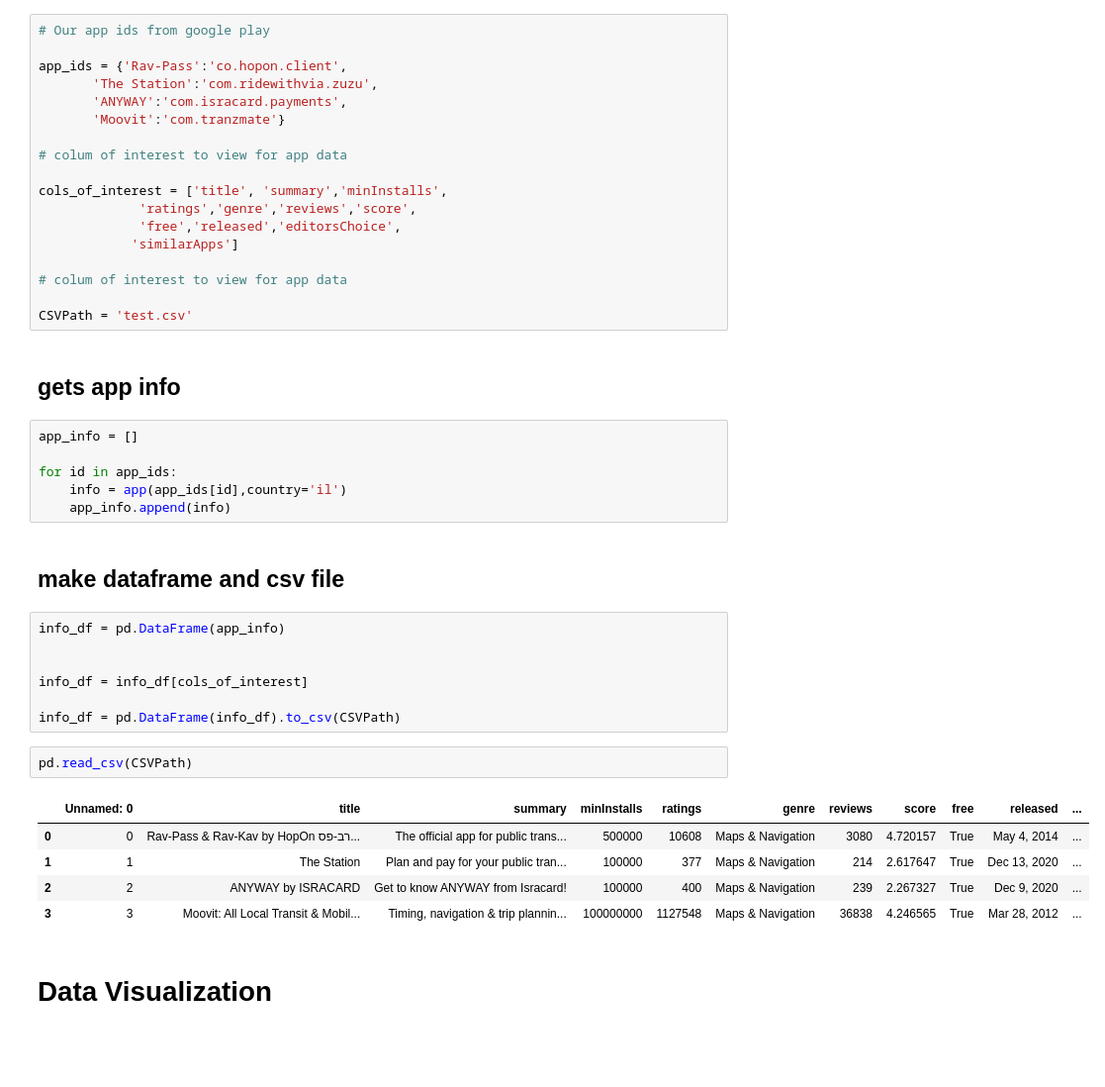
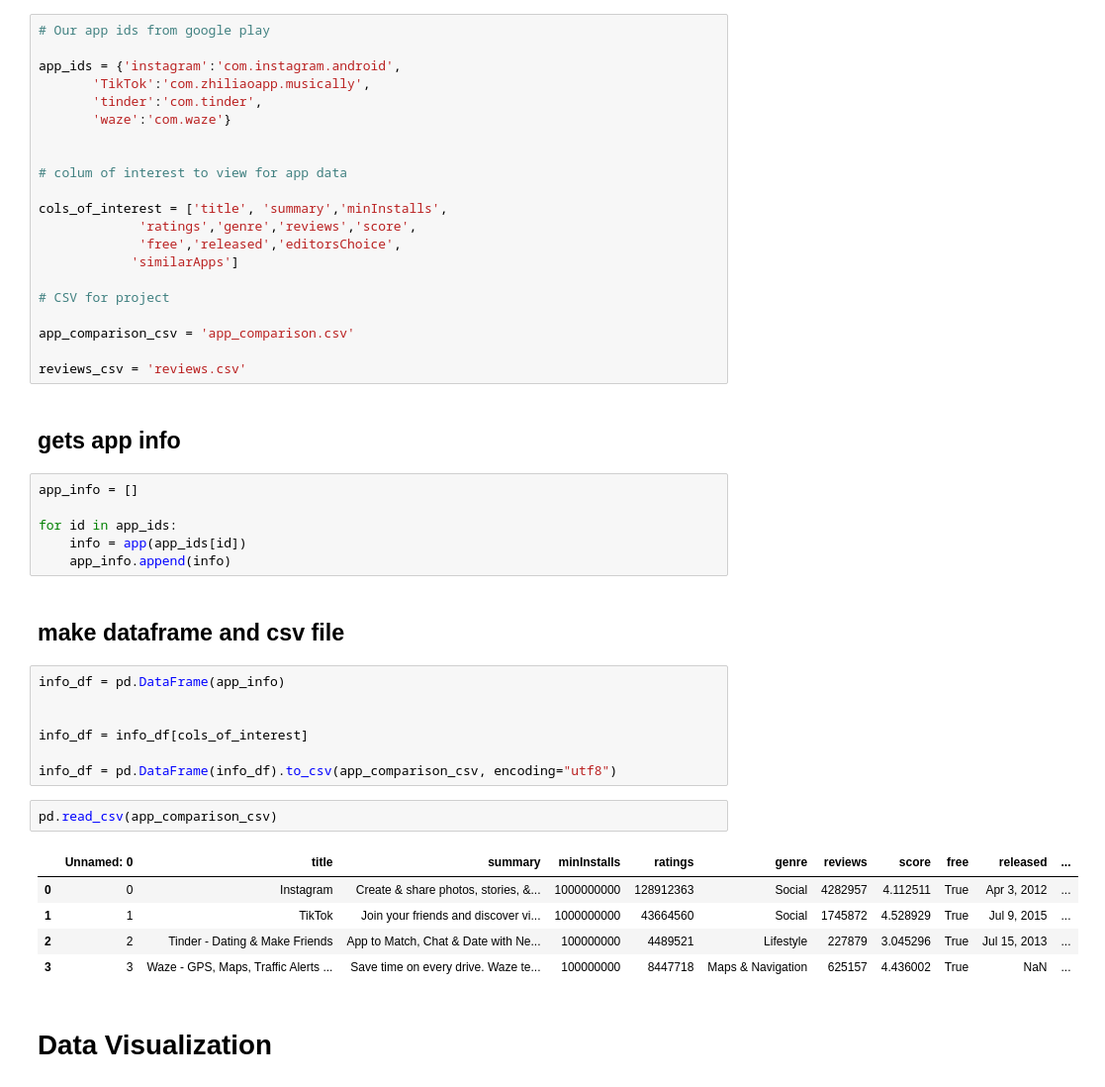
Before and after one commit to elada94/Google-Play-data-scraper, a Jupyter notebook: google scrper.ipynb, the cells around one changed output. Shown: that part at 99% size. Drawn from its saved outputs; the diff is of its cells as text; blank space fills up the shorter version.

```diff
--- a/google scrper.ipynb
+++ b/google scrper.ipynb
@@ -17,10 +25,11 @@ import csv
 # %%
 # Our app ids from google play
 
-app_ids = {'Rav-Pass':'co.hopon.client',
-       'The Station':'com.ridewithvia.zuzu',
-       'ANYWAY':'com.isracard.payments',
-       'Moovit':'com.tranzmate'}
+app_ids = {'instagram':'com.instagram.android',
+       'TikTok':'com.zhiliaoapp.musically',
+       'tinder':'com.tinder',
+       'waze':'com.waze'}
+
 
 # colum of interest to view for app data
 
@@ -29,16 +38,18 @@ cols_of_interest = ['title', 'summary','minInstalls',
              'free','released','editorsChoice',
             'similarApps']
 
-# colum of interest to view for app data
+# CSV for project
 
-CSVPath = 'test.csv'
+app_comparison_csv = 'app_comparison.csv'
+
+reviews_csv = 'reviews.csv'
 # %% [markdown]
 ## gets app info
 # %%
 app_info = []
 
 for id in app_ids:
-    info = app(app_ids[id],country='il')
+    info = app(app_ids[id])
     app_info.append(info)
 # %% [markdown]
 ## make dataframe and csv file
@@ -48,15 +59,15 @@ info_df = pd.DataFrame(app_info)
 
 info_df = info_df[cols_of_interest]
 
-info_df = pd.DataFrame(info_df).to_csv(CSVPath)
+info_df = pd.DataFrame(info_df).to_csv(app_comparison_csv, encoding="utf8")
 # %%
-pd.read_csv(CSVPath)
+pd.read_csv(app_comparison_csv)
 # %% [output]
 |  | Unnamed: 0 | title | summary | minInstalls | ratings | genre | reviews | score | free | released | ... |
-| 0 | 0 | Rav-Pass & Rav-Kav by HopOn רב-פס... | The official app for public trans... | 500000 | 10608 | Maps & Navigation | 3080 | 4.720157 | True | May 4, 2014 | ... |
-| 1 | 1 | The Station | Plan and pay for your public tran... | 100000 | 377 | Maps & Navigation | 214 | 2.617647 | True | Dec 13, 2020 | ... |
-| 2 | 2 | ANYWAY by ISRACARD | Get to know ANYWAY from Isracard! | 100000 | 400 | Maps & Navigation | 239 | 2.267327 | True | Dec 9, 2020 | ... |
-| 3 | 3 | Moovit: All Local Transit & Mobil... | Timing, navigation & trip plannin... | 100000000 | 1127548 | Maps & Navigation | 36838 | 4.246565 | True | Mar 28, 2012 | ... |
+| 0 | 0 | Instagram | Create & share photos, stories, &... | 1000000000 | 128912363 | Social | 4282957 | 4.112511 | True | Apr 3, 2012 | ... |
+| 1 | 1 | TikTok | Join your friends and discover vi... | 1000000000 | 43664560 | Social | 1745872 | 4.528929 | True | Jul 9, 2015 | ... |
+| 2 | 2 | Tinder - Dating & Make Friends | App to Match, Chat & Date with Ne... | 100000000 | 4489521 | Lifestyle | 227879 | 3.045296 | True | Jul 15, 2013 | ... |
+| 3 | 3 | Waze - GPS, Maps, Traffic Alerts ... | Save time on every drive. Waze te... | 100000000 | 8447718 | Maps & Navigation | 625157 | 4.436002 | True | NaN | ... |
 # %% [markdown]
 # Data Visualization
 # %% [markdown]
```
Also changed, not shown: parts of 10 cells of this notebook.
